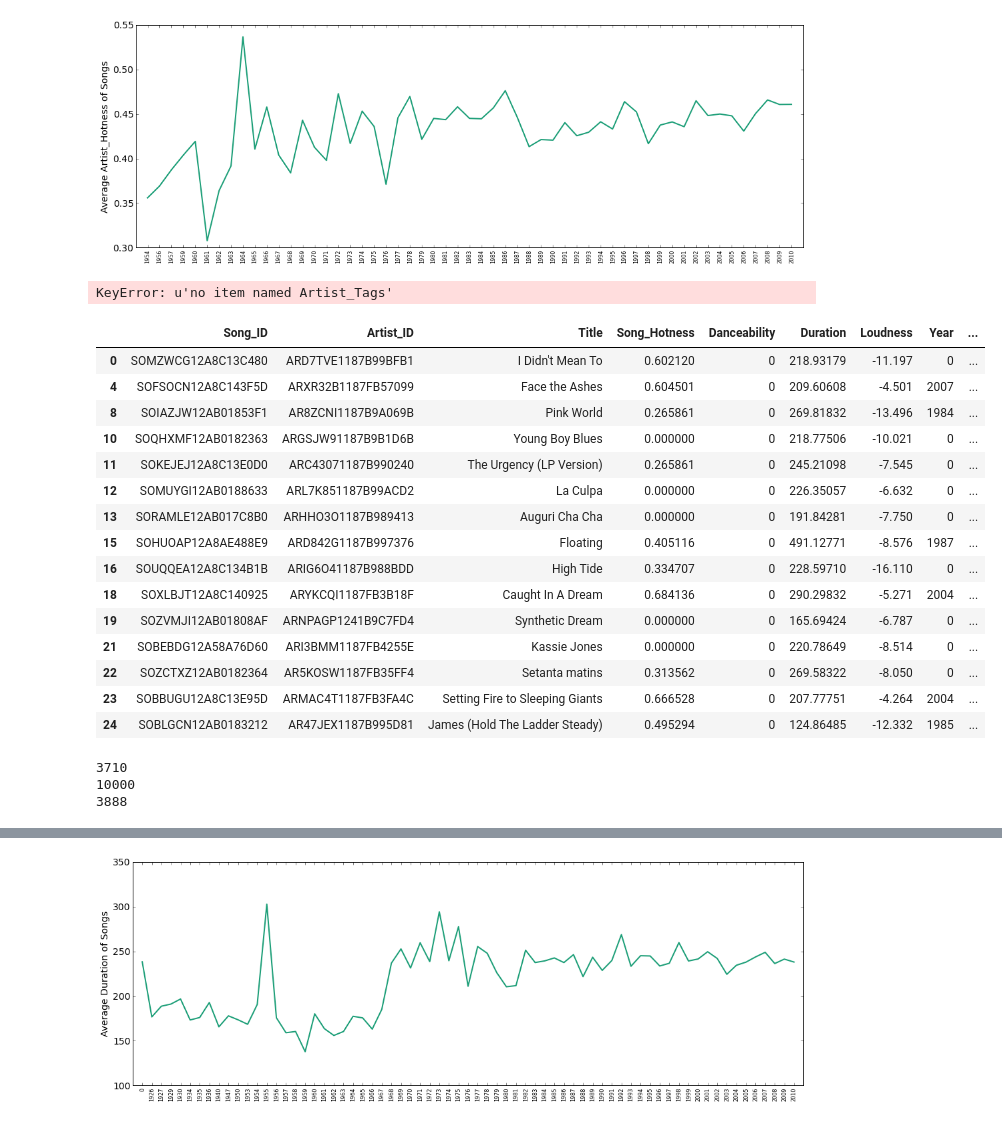
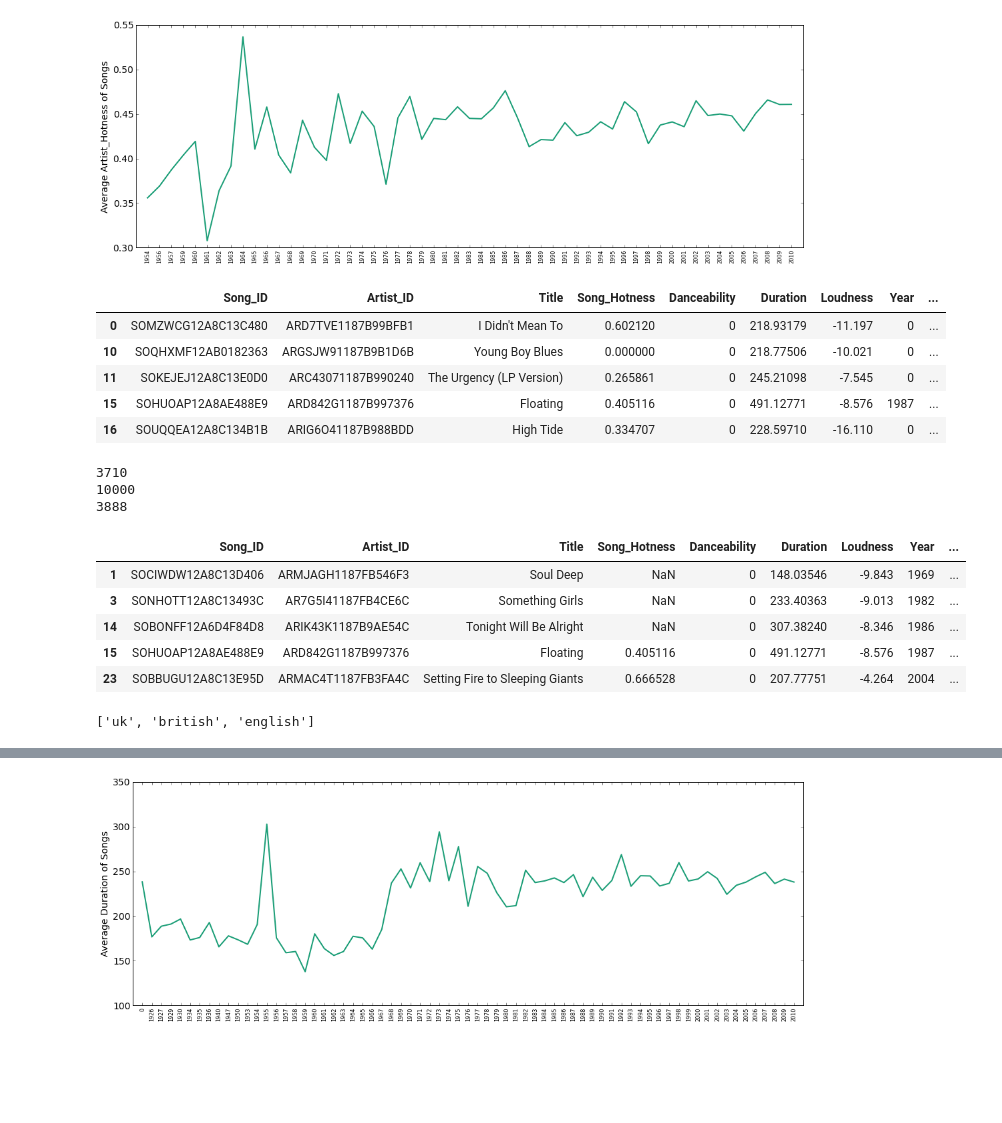
Before and after one commit to AnastasiyaB/Music_Magic, a Jupyter notebook: Music_Magic.ipynb, the cells around one changed output, grey strips where cells are left out. Drawn from its saved outputs; the diff is of its cells as text; code cells hidden in the pictures; blank space fills up the shorter version.

```diff
--- a/Music_Magic.ipynb
+++ b/Music_Magic.ipynb
@@ -373,0 +354,7 @@ hi.head(15)
+# %%
+ext='.h5'
+pd.set_option('display.width', 500)
+pd.set_option('display.max_columns', 30)
+data_df = pd.read_csv('all_data.csv')
+hi = data_df.dropna()
+hi.head(5)
@@ -457,43 +451,39 @@ plt.ylabel("Average Artist_Hotness of Songs")
 plt.show()
 # %% [output]
 [figure]
-# %%
-test2 = test[test['Artist_Tags']]
-test2.head(5)
-# %% [output]
-KeyError: u'no item named Artist_Tags'
 # %%
 hi = data_df.dropna()
-hi.head(15)
+hi.head(5)
 # %% [output]
 |  | Song_ID | Artist_ID | Title | Song_Hotness | Danceability | Duration | Loudness | Year | ... |
 | 0 | SOMZWCG12A8C13C480 | ARD7TVE1187B99BFB1 | I Didn't Mean To | 0.602120 | 0 | 218.93179 | -11.197 | 0 | ... |
-| 4 | SOFSOCN12A8C143F5D | ARXR32B1187FB57099 | Face the Ashes | 0.604501 | 0 | 209.60608 | -4.501 | 2007 | ... |
-| 8 | SOIAZJW12AB01853F1 | AR8ZCNI1187B9A069B | Pink World | 0.265861 | 0 | 269.81832 | -13.496 | 1984 | ... |
 | 10 | SOQHXMF12AB0182363 | ARGSJW91187B9B1D6B | Young Boy Blues | 0.000000 | 0 | 218.77506 | -10.021 | 0 | ... |
 | 11 | SOKEJEJ12A8C13E0D0 | ARC43071187B990240 | The Urgency (LP Version) | 0.265861 | 0 | 245.21098 | -7.545 | 0 | ... |
-| 12 | SOMUYGI12AB0188633 | ARL7K851187B99ACD2 | La Culpa | 0.000000 | 0 | 226.35057 | -6.632 | 0 | ... |
-| 13 | SORAMLE12AB017C8B0 | ARHHO3O1187B989413 | Auguri Cha Cha | 0.000000 | 0 | 191.84281 | -7.750 | 0 | ... |
 | 15 | SOHUOAP12A8AE488E9 | ARD842G1187B997376 | Floating | 0.405116 | 0 | 491.12771 | -8.576 | 1987 | ... |
 | 16 | SOUQQEA12A8C134B1B | ARIG6O41187B988BDD | High Tide | 0.334707 | 0 | 228.59710 | -16.110 | 0 | ... |
-| 18 | SOXLBJT12A8C140925 | ARYKCQI1187FB3B18F | Caught In A Dream | 0.684136 | 0 | 290.29832 | -5.271 | 2004 | ... |
-| 19 | SOZVMJI12AB01808AF | ARNPAGP1241B9C7FD4 | Synthetic Dream | 0.000000 | 0 | 165.69424 | -6.787 | 0 | ... |
-| 21 | SOBEBDG12A58A76D60 | ARI3BMM1187FB4255E | Kassie Jones | 0.000000 | 0 | 220.78649 | -8.514 | 0 | ... |
-| 22 | SOZCTXZ12AB0182364 | AR5KOSW1187FB35FF4 | Setanta matins | 0.313562 | 0 | 269.58322 | -8.050 | 0 | ... |
-| 23 | SOBBUGU12A8C13E95D | ARMAC4T1187FB3FA4C | Setting Fire to Sleeping Giants | 0.666528 | 0 | 207.77751 | -4.264 | 2004 | ... |
-| 24 | SOBLGCN12AB0183212 | AR47JEX1187B995D81 | James (Hold The Ladder Steady) | 0.495294 | 0 | 124.86485 | -12.332 | 1985 | ... |
 # %%
 #test2 = hi[not any(hi.Artist_Tags]
 #type(hi.Artist_Tags[1])
 #hi.Artist_Tags[15][0]
+data_df = pd.read_csv('all_data.csv')
 test2 = data_df
 test2['Num_Tags'] = test2.Artist_Tags.map(len)
-test2 = test2[test2.Num_Tags > 0]
+test2 = test2[test2.Num_Tags > 2]
 print len(test2)
 print len(data_df)
 print len(data_df.groupby('Artist_ID'))
-print len(test2
+test2.head()
 # %% [output]
 3710
 10000
 3888
+|  | Song_ID | Artist_ID | Title | Song_Hotness | Danceability | Duration | Loudness | Year | ... |
+| 1 | SOCIWDW12A8C13D406 | ARMJAGH1187FB546F3 | Soul Deep | NaN | 0 | 148.03546 | -9.843 | 1969 | ... |
+| 3 | SONHOTT12A8C13493C | AR7G5I41187FB4CE6C | Something Girls | NaN | 0 | 233.40363 | -9.013 | 1982 | ... |
+| 14 | SOBONFF12A6D4F84D8 | ARIK43K1187B9AE54C | Tonight Will Be Alright | NaN | 0 | 307.38240 | -8.346 | 1986 | ... |
+| 15 | SOHUOAP12A8AE488E9 | ARD842G1187B997376 | Floating | 0.405116 | 0 | 491.12771 | -8.576 | 1987 | ... |
+| 23 | SOBBUGU12A8C13E95D | ARMAC4T1187FB3FA4C | Setting Fire to Sleeping Giants | 0.666528 | 0 | 207.77751 | -4.264 | 2004 | ... |
+# %%
+test2.Artist_Tags[3].rsplit("'")[1::2]
+# %% [output]
+['uk', 'british', 'english']
```
Also changed, not shown: parts of 8 cells of this notebook.
